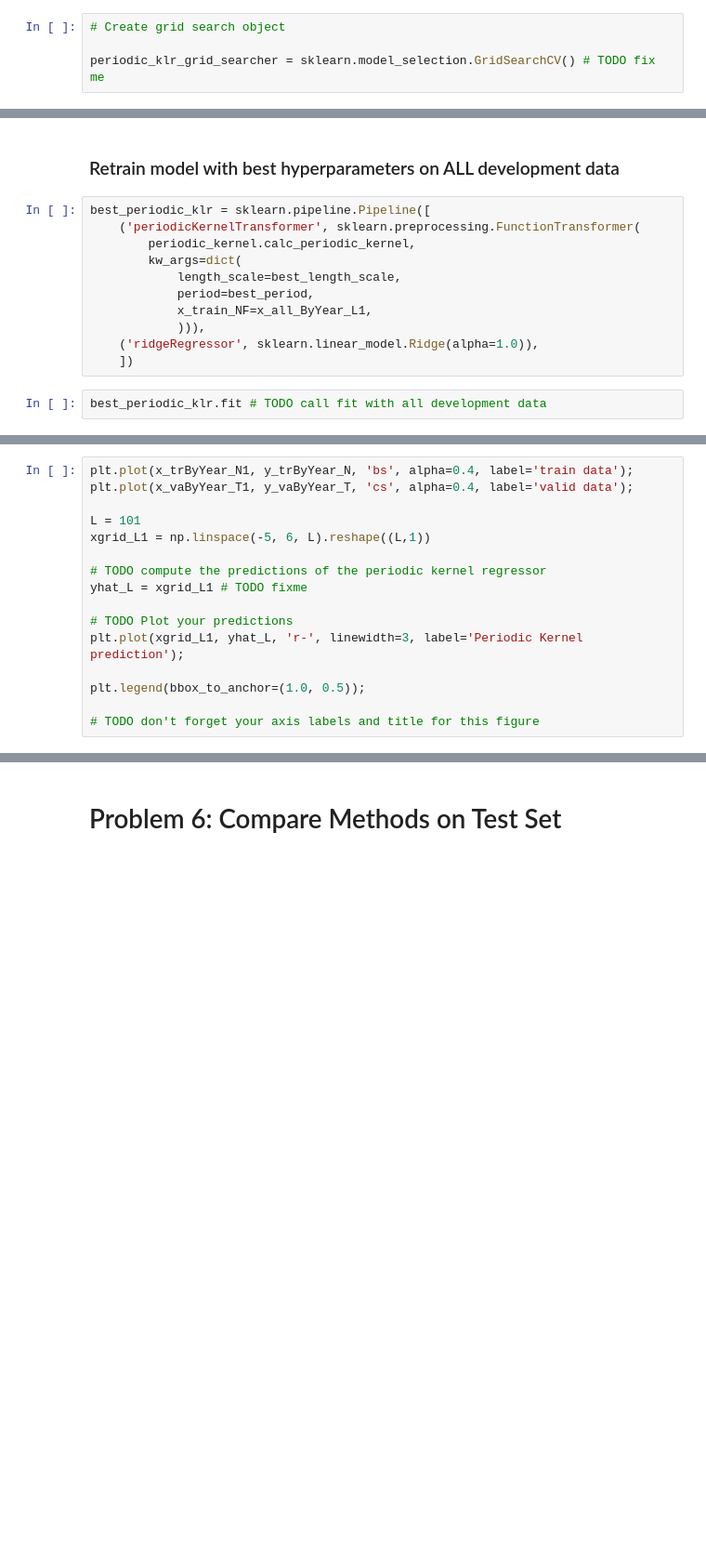
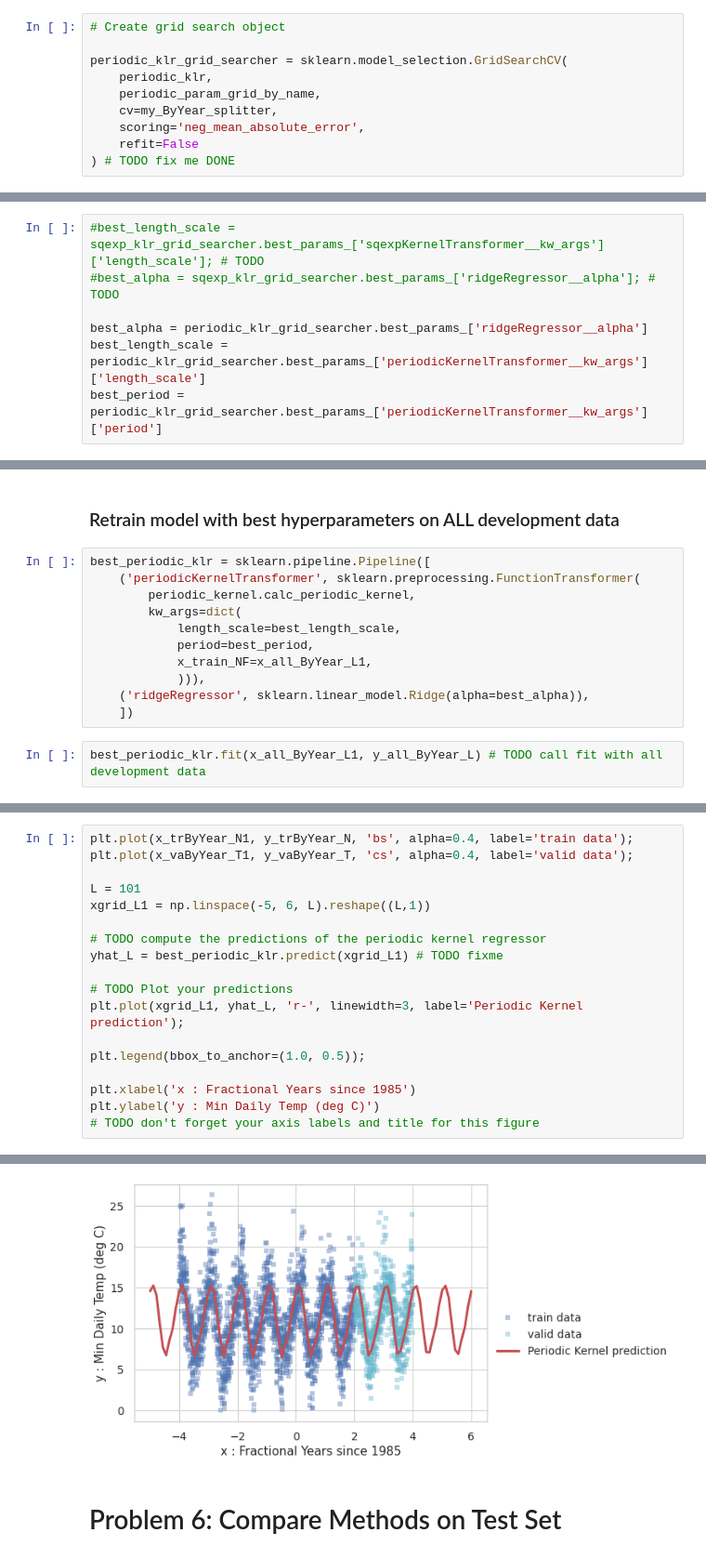
Before and after one commit to kamibrumi/comp135-intro-to-ml, a Jupyter notebook: hw5/hw5.ipynb, the cells around one changed output, grey strips where cells are left out. Shown: that part at 93% size. Drawn from its saved outputs; the diff is of its cells as text; blank space fills up the shorter version.

```diff
--- a/hw5/hw5.ipynb
+++ b/hw5/hw5.ipynb
@@ -489,7 +552,13 @@ periodic_param_grid_by_name = dict(
 # %%
 # Create grid search object
 
-periodic_klr_grid_searcher = sklearn.model_selection.GridSearchCV() # TODO fix me
+periodic_klr_grid_searcher = sklearn.model_selection.GridSearchCV(
+    periodic_klr,
+    periodic_param_grid_by_name,
+    cv=my_ByYear_splitter,
+    scoring='neg_mean_absolute_error',
+    refit=False
+) # TODO fix me DONE
 # %% [markdown]
 ### Run grid search for 'period' and 'length_scale' and 'alpha' hyperparameters
 # %%
@@ -511,0 +592,7 @@ best_period = None
+# %%
+#best_length_scale = sqexp_klr_grid_searcher.best_params_['sqexpKernelTransformer__kw_args']['length_scale']; # TODO
+#best_alpha = sqexp_klr_grid_searcher.best_params_['ridgeRegressor__alpha']; # TODO
+
+best_alpha = periodic_klr_grid_searcher.best_params_['ridgeRegressor__alpha']
+best_length_scale = periodic_klr_grid_searcher.best_params_['periodicKernelTransformer__kw_args']['length_scale']
+best_period = periodic_klr_grid_searcher.best_params_['periodicKernelTransformer__kw_args']['period']
@@ -520,7 +615,7 @@ best_periodic_klr = sklearn.pipeline.Pipeline([
             period=best_period,
             x_train_NF=x_all_ByYear_L1,
             ))),
-    ('ridgeRegressor', sklearn.linear_model.Ridge(alpha=1.0)),
+    ('ridgeRegressor', sklearn.linear_model.Ridge(alpha=best_alpha)),
     ])
 # %%
-best_periodic_klr.fit # TODO call fit with all development data
+best_periodic_klr.fit(x_all_ByYear_L1, y_all_ByYear_L) # TODO call fit with all development data
@@ -532,11 +648,14 @@ L = 101
 xgrid_L1 = np.linspace(-5, 6, L).reshape((L,1))
 
 # TODO compute the predictions of the periodic kernel regressor
-yhat_L = xgrid_L1 # TODO fixme
+yhat_L = best_periodic_klr.predict(xgrid_L1) # TODO fixme
 
 # TODO Plot your predictions
 plt.plot(xgrid_L1, yhat_L, 'r-', linewidth=3, label='Periodic Kernel prediction');
 
 plt.legend(bbox_to_anchor=(1.0, 0.5));
 
+plt.xlabel('x : Fractional Years since 1985')
+plt.ylabel('y : Min Daily Temp (deg C)')
 # TODO don't forget your axis labels and title for this figure
+# %% [output]
@@ -543,3 +663,4 @@ plt.legend(bbox_to_anchor=(1.0, 0.5));
+[figure, added]
 # %% [markdown]
 # Problem 6: Compare Methods on Test Set
 # %% [markdown]
```
Also changed, not shown: parts of 29 cells of this notebook.
